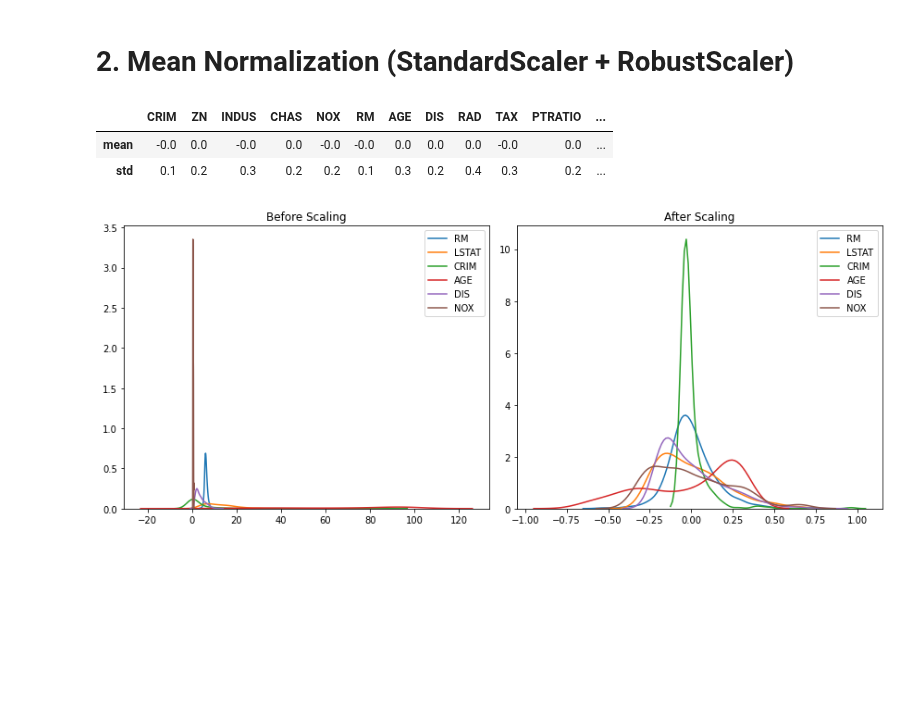
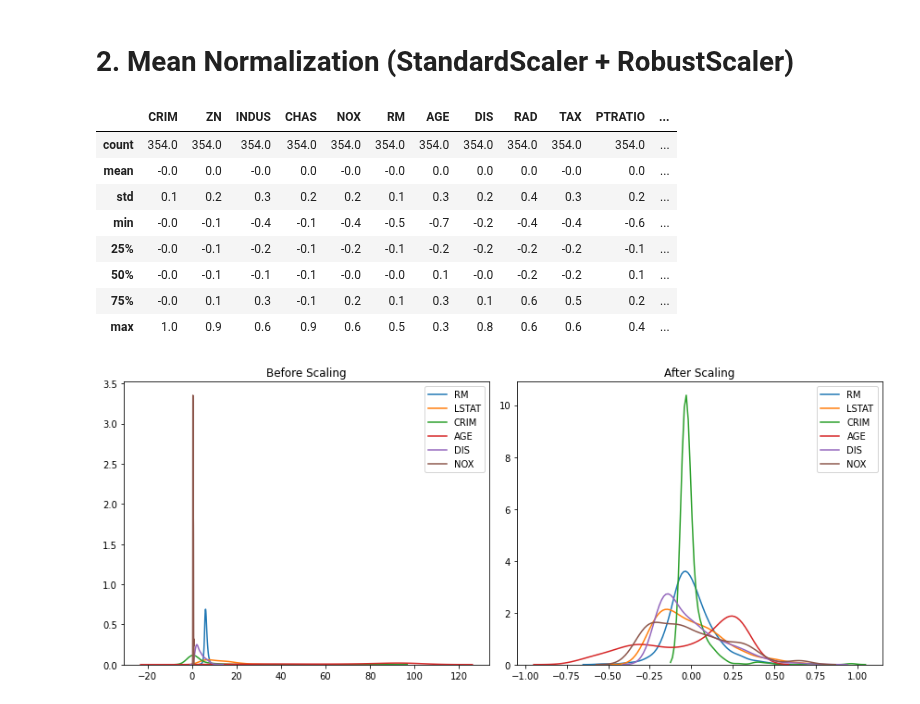
Before and after one commit to mkang32/feature-engineering, a Jupyter notebook: notebooks/6.feature_scaling/feature_scaling.ipynb, the cells around one changed output. Saved outputs shown, nothing was run; the diff lists cells and outputs as text; code cells hidden in the pictures; blank space fills up the shorter version.

```diff
--- a/notebooks/6.feature_scaling/feature_scaling.ipynb
+++ b/notebooks/6.feature_scaling/feature_scaling.ipynb
@@ -179,11 +181,17 @@ X_train_scaled = pd.DataFrame(X_train_scaled, columns=X_train.columns)
 X_test_scaled = pd.DataFrame(X_test_scaled, columns=X_test.columns)
 # %%
 # transformed data: mean is all 0 but std are different
-X_train_scaled.describe().loc[['mean', 'std'], :].round(1)
+X_train_scaled.describe().round(1)
 # %% [output]
 |  | CRIM | ZN | INDUS | CHAS | NOX | RM | AGE | DIS | RAD | TAX | PTRATIO | ... |
+| count | 354.0 | 354.0 | 354.0 | 354.0 | 354.0 | 354.0 | 354.0 | 354.0 | 354.0 | 354.0 | 354.0 | ... |
 | mean | -0.0 | 0.0 | -0.0 | 0.0 | -0.0 | -0.0 | 0.0 | 0.0 | 0.0 | -0.0 | 0.0 | ... |
 | std | 0.1 | 0.2 | 0.3 | 0.2 | 0.2 | 0.1 | 0.3 | 0.2 | 0.4 | 0.3 | 0.2 | ... |
+| min | -0.0 | -0.1 | -0.4 | -0.1 | -0.4 | -0.5 | -0.7 | -0.2 | -0.4 | -0.4 | -0.6 | ... |
+| 25% | -0.0 | -0.1 | -0.2 | -0.1 | -0.2 | -0.1 | -0.2 | -0.2 | -0.2 | -0.2 | -0.1 | ... |
+| 50% | -0.0 | -0.1 | -0.1 | -0.1 | -0.0 | -0.0 | 0.1 | -0.0 | -0.2 | -0.2 | 0.1 | ... |
+| 75% | -0.0 | 0.1 | 0.3 | -0.1 | 0.2 | 0.1 | 0.3 | 0.1 | 0.6 | 0.5 | 0.2 | ... |
+| max | 1.0 | 0.9 | 0.6 | 0.9 | 0.6 | 0.5 | 0.3 | 0.8 | 0.6 | 0.6 | 0.4 | ... |
 # %%
 # all from -1 to 0
 plot(X_train, X_train_scaled)
```
Also changed, not shown: parts of 6 cells of this notebook.
